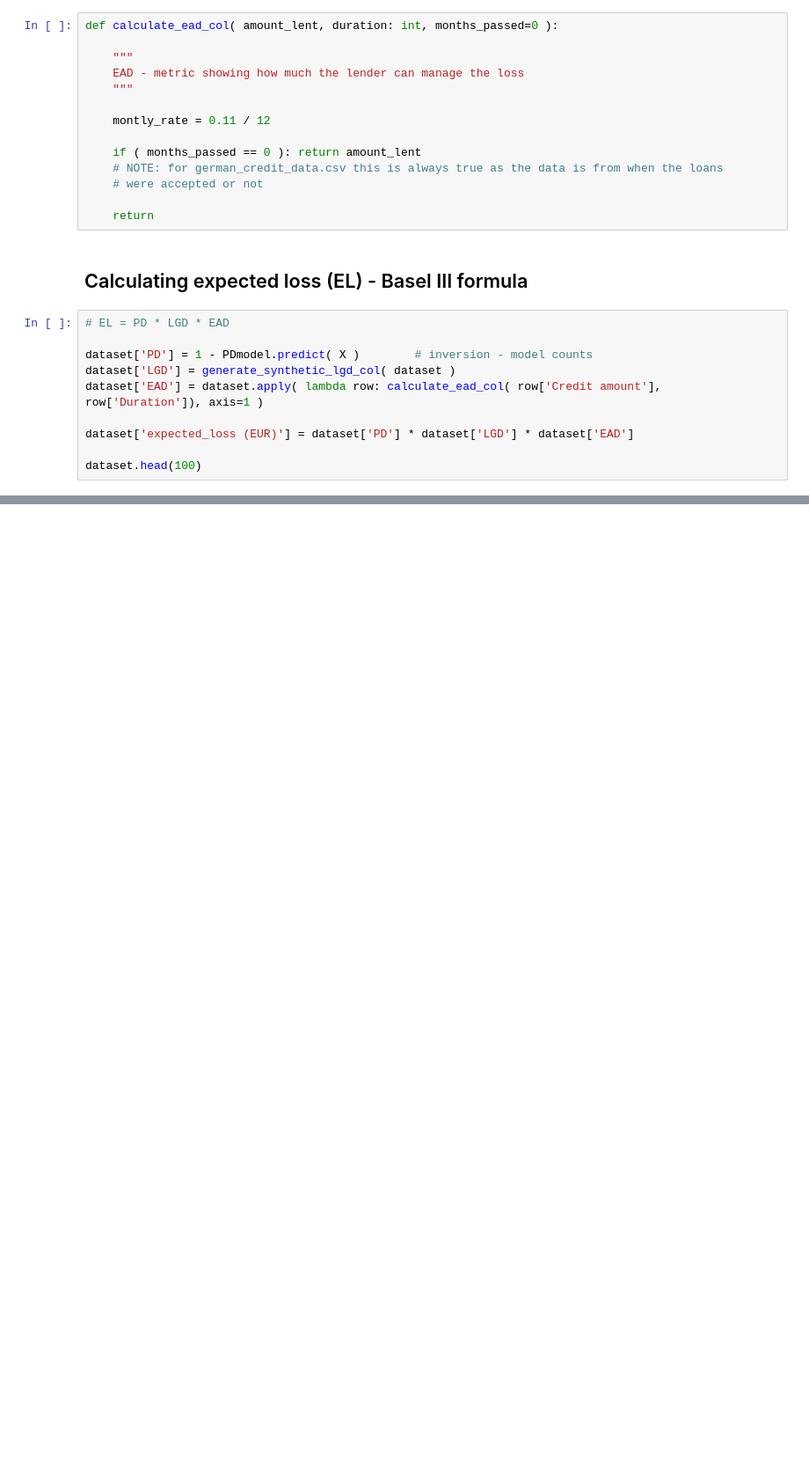
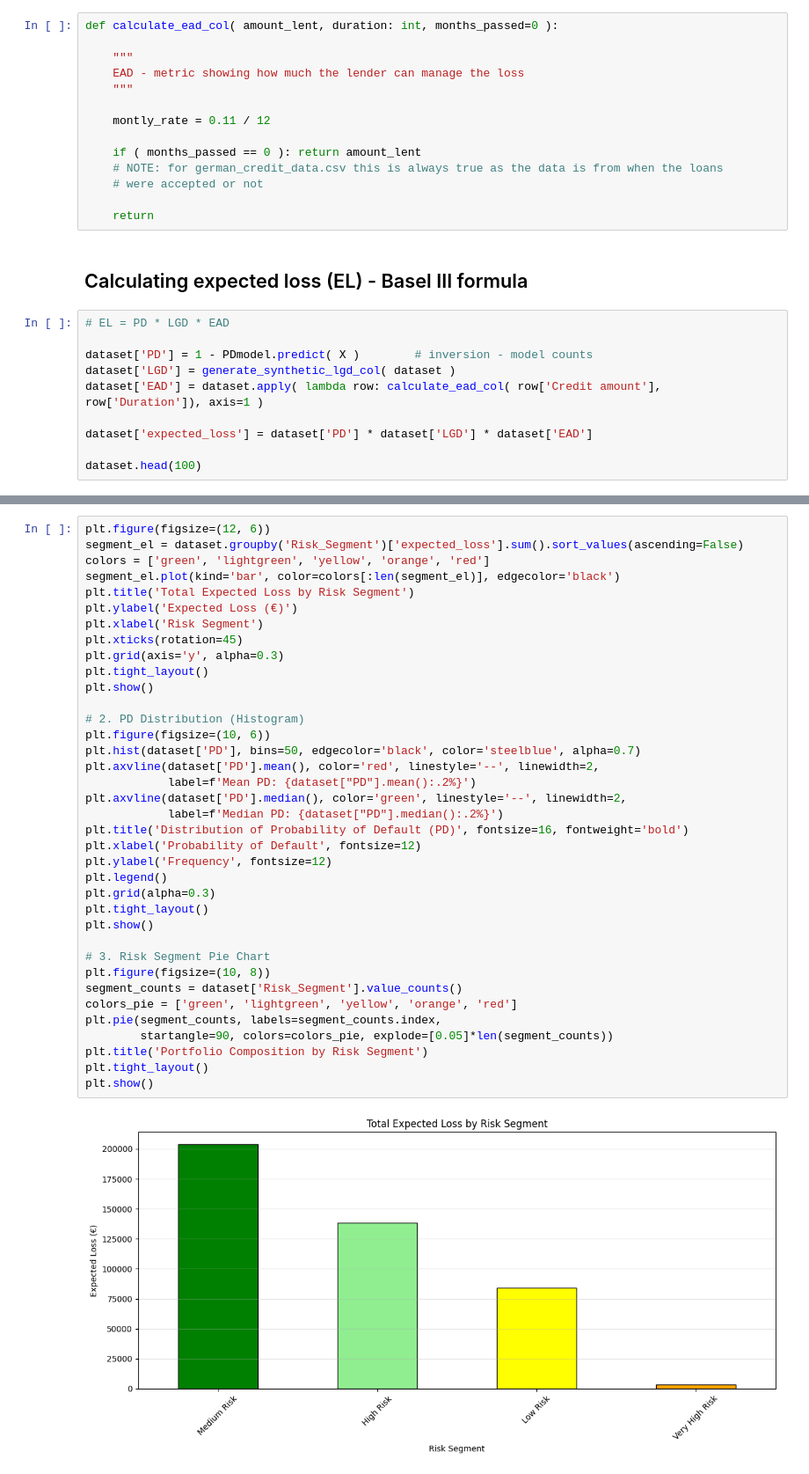
Before and after one commit to oliszymanski/loan-risk-prediction, a Jupyter notebook: notebooks/basel_3_implementation.ipynb, the cells around one changed output, grey strips where cells are left out. Shown: that part at 88% size. Cells and saved outputs as stored; diff of their text form; blank space fills up the shorter version.

```diff
--- a/notebooks/basel_3_implementation.ipynb
+++ b/notebooks/basel_3_implementation.ipynb
@@ -269,6 +300,6 @@ dataset['PD'] = 1 - PDmodel.predict( X )        # inversion - model counts
 dataset['LGD'] = generate_synthetic_lgd_col( dataset )
 dataset['EAD'] = dataset.apply( lambda row: calculate_ead_col( row['Credit amount'], row['Duration']), axis=1 )
 
-dataset['expected_loss (EUR)'] = dataset['PD'] * dataset['LGD'] * dataset['EAD']
+dataset['expected_loss'] = dataset['PD'] * dataset['LGD'] * dataset['EAD']
 
 dataset.head(100)
@@ -274,0 +357,39 @@ dataset.head(100)
+# %%
+plt.figure(figsize=(12, 6))
+segment_el = dataset.groupby('Risk_Segment')['expected_loss'].sum().sort_values(ascending=False)
+colors = ['green', 'lightgreen', 'yellow', 'orange', 'red']
+segment_el.plot(kind='bar', color=colors[:len(segment_el)], edgecolor='black')
+plt.title('Total Expected Loss by Risk Segment')
+plt.ylabel('Expected Loss (€)')
+plt.xlabel('Risk Segment')
+plt.xticks(rotation=45)
+plt.grid(axis='y', alpha=0.3)
+plt.tight_layout()
+plt.show()
+
+# 2. PD Distribution (Histogram)
+plt.figure(figsize=(10, 6))
+plt.hist(dataset['PD'], bins=50, edgecolor='black', color='steelblue', alpha=0.7)
+plt.axvline(dataset['PD'].mean(), color='red', linestyle='--', linewidth=2,
+            label=f'Mean PD: {dataset["PD"].mean():.2%}')
+plt.axvline(dataset['PD'].median(), color='green', linestyle='--', linewidth=2,
+            label=f'Median PD: {dataset["PD"].median():.2%}')
+plt.title('Distribution of Probability of Default (PD)', fontsize=16, fontweight='bold')
+plt.xlabel('Probability of Default', fontsize=12)
+plt.ylabel('Frequency', fontsize=12)
+plt.legend()
+plt.grid(alpha=0.3)
+plt.tight_layout()
+plt.show()
+
+# 3. Risk Segment Pie Chart
+plt.figure(figsize=(10, 8))
+segment_counts = dataset['Risk_Segment'].value_counts()
+colors_pie = ['green', 'lightgreen', 'yellow', 'orange', 'red']
+plt.pie(segment_counts, labels=segment_counts.index,
+        startangle=90, colors=colors_pie, explode=[0.05]*len(segment_counts))
+plt.title('Portfolio Composition by Risk Segment')
+plt.tight_layout()
+plt.show()
+# %% [output]
+[figure, added]
```
Also changed, not shown: parts of 8 cells of this notebook.
